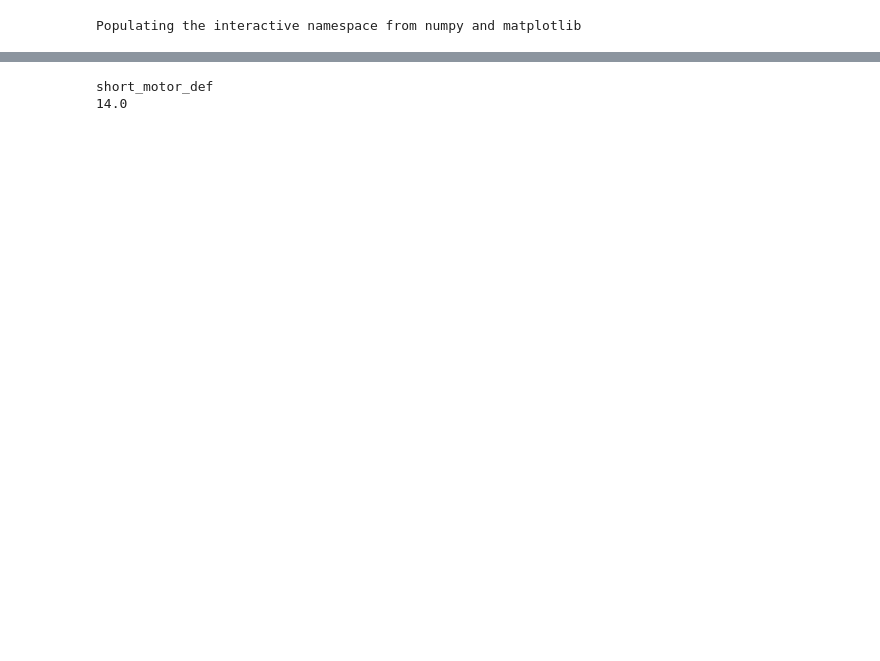
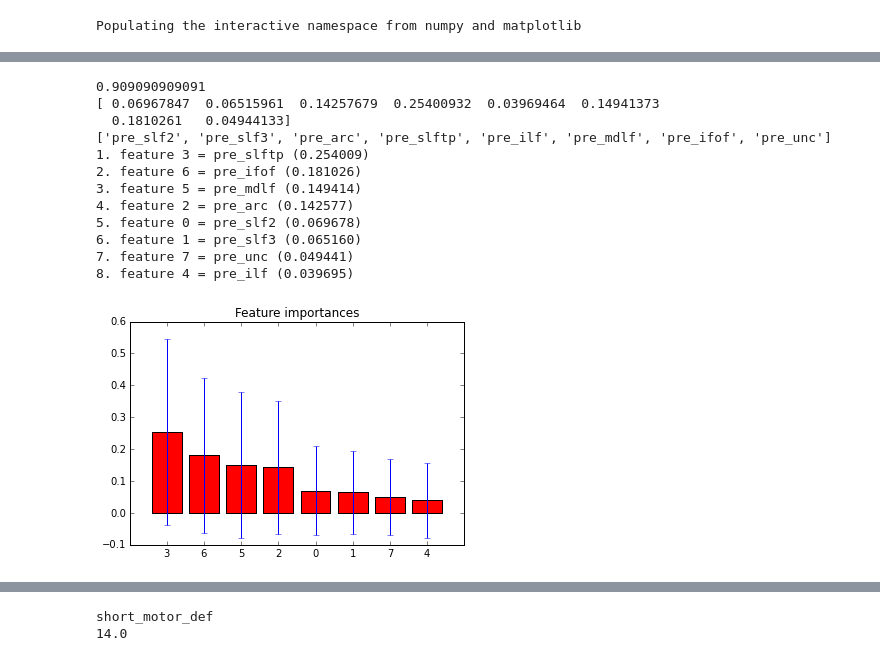
Before and after one commit to akeshavan/myscripts, a Jupyter notebook: neurosurgery_trees/Deficit_Prediction_EduCohort.ipynb, the cells around one changed output, grey strips where cells are left out. Cells and saved outputs as stored; diff of their text form; code cells hidden in the pictures; blank space fills up the shorter version.

Commit message:
added randomforest

```diff
--- a/neurosurgery_trees/Deficit_Prediction_EduCohort.ipynb
+++ b/neurosurgery_trees/Deficit_Prediction_EduCohort.ipynb
@@ -13,7 +13,7 @@ import pydot
 # %% [output]
 Populating the interactive namespace from numpy and matplotlib
 # %%
-filename = "preshortlong_roland.csv"
+filename = "preshortlong_roland_CSTcombo.csv"
 data = np.genfromtxt(filename, delimiter=",")
 mytext=[]
 with open(filename, 'rU') as csvfile:
@@ -30,4 +30,31 @@ print data.shape
 (33, 48)
+# %%
+def doforest(x,y,featurelabels, figname):
+    from sklearn.ensemble import RandomForestClassifier, ExtraTreesClassifier
+    from sklearn.cross_validation import cross_val_score
+    import matplotlib.pyplot as plt
+    clf = RandomForestClassifier(n_estimators=1000, )
+    #clf2 = ExtraTreesClassifier(n_estimators=500)
+    clf_fit = clf.fit(x,y)
+    scores = cross_val_score(clf,x,y)
+    meanscore = scores.mean()
+    importances = clf_fit.feature_importances_
+    print meanscore
+    print importances
+    print featurelabels
+    std = np.std([tree.feature_importances_ for tree in clf_fit.estimators_],
+             axis=0)
+    indices = np.argsort(importances)[::-1]
+    for f in range(x.shape[1]):
+        print("%d. feature %d = %s (%f)" % (f + 1, indices[f], featurelabels[indices[f]], importances[indices[f]]))
+    #plt.figure()
+    plt.title("Feature importances")
+    plt.bar(range(x.shape[1]), importances[indices],color="r", yerr=std[indices], align="center")
+    plt.xticks(range(x.shape[1]), indices)
+    plt.xlim([-1, x.shape[1]])
+    #plt.show()
+    savefig(figname+'.png')
+    return importances, meanscore
 # %%
 def dotree(x,y,featurenames,name):
     tree_clf = tree.DecisionTreeClassifier()
@@ -109,6 +136,22 @@ IFrame(name+'.pdf',width=700,height=500)
 pre_lang_def
 3.0
 [interactive output not drawn]
+# %%
+importances, meanaccuracy = doforest(prex[:,:-4], prey[:,2], prefeat[:-4], "preLANGUAGE_forest")
+# %% [output]
+0.909090909091
+[ 0.06967847  0.06515961  0.14257679  0.25400932  0.03969464  0.14941373
+  0.1810261   0.04944133]
+['pre_slf2', 'pre_slf3', 'pre_arc', 'pre_slftp', 'pre_ilf', 'pre_mdlf', 'pre_ifof', 'pre_unc']
+1. feature 3 = pre_slftp (0.254009)
+2. feature 6 = pre_ifof (0.181026)
+3. feature 5 = pre_mdlf (0.149414)
+4. feature 2 = pre_arc (0.142577)
+5. feature 0 = pre_slf2 (0.069678)
+6. feature 1 = pre_slf3 (0.065160)
+7. feature 7 = pre_unc (0.049441)
+8. feature 4 = pre_ilf (0.039695)
+[figure, added]
 # %%
 name = "preOPTIC"
 deficit = 3
```
Also changed, not shown: parts of 17 cells of this notebook.
